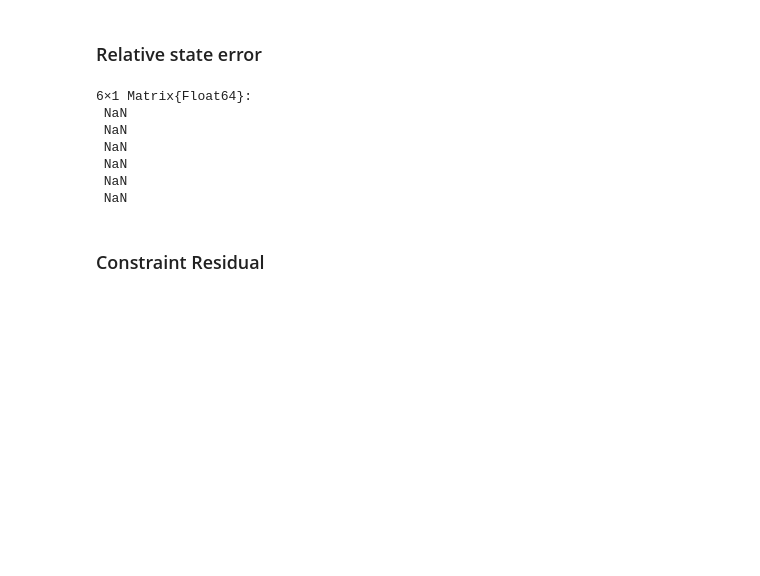
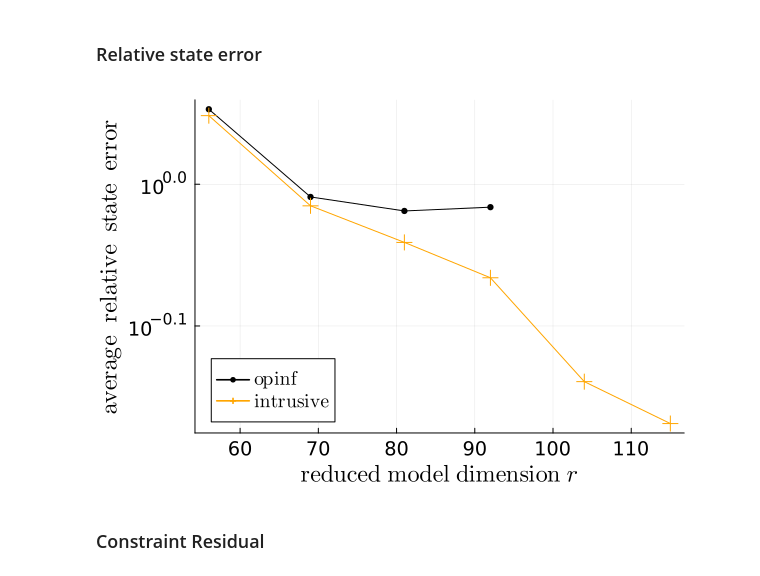
Before and after one commit to smallpondtom/LiftAndLearn.jl, a Jupyter notebook: examples/10_KSE_EP-OpInf.ipynb, the cells around one changed output. Saved outputs shown, nothing was run; the diff lists cells and outputs as text; code cells hidden in the pictures; blank space fills up the shorter version.

```diff
--- a/examples/10_KSE_EP-OpInf.ipynb
+++ b/examples/10_KSE_EP-OpInf.ipynb
@@ -760,16 +763,6 @@ plot!(guidefontsize=16, tickfontsize=13,  legendfontsize=13)
 # %%
 # Least-squares
 RES["train_state_err"][:LS] = analyze_rse(OPS["op_LS"], KSE, DATA["Xtr_all"], DATA["Vr"], DATA["IC_train"], DATA["ro"], DS, KSE.integrate_FD);
-# %%
-RES["train_state_err"][:LS]
-# %% [output]
-6×1 Matrix{Float64}:
- NaN
- NaN
- NaN
- NaN
- NaN
- NaN
 # %%
 # Intrusive
 RES["train_state_err"][:int] = analyze_rse(OPS["op_int"], KSE, DATA["Xtr_all"], DATA["Vr"], DATA["IC_train"], DATA["ro"], DS, KSE.integrate_FD);
@@ -785,22 +778,24 @@ RES["train_state_err"][:epp] = analyze_rse(OPS["op_epp"], KSE, DATA["Xtr_all"],
 # %%
 mean_LS_state_err = mean(RES["train_state_err"][:LS], dims=2)
 mean_int_state_err = mean(RES["train_state_err"][:int], dims=2)
-mean_ephec_state_err = mean(RES["train_state_err"][:ephec], dims=2)
-mean_epsic_state_err = mean(RES["train_state_err"][:epsic], dims=2)
-mean_epp_state_err = mean(RES["train_state_err"][:epp], dims=2)
+# mean_ephec_state_err = mean(RES["train_state_err"][:ephec], dims=2)
+# mean_epsic_state_err = mean(RES["train_state_err"][:epsic], dims=2)
+# mean_epp_state_err = mean(RES["train_state_err"][:epp], dims=2)
 
-plot(Data["ro"], mean_LS_state_err, c=:black, marker=(:circle, 3.5, :black), label=L"\mathrm{opinf}")
-plot!(Data["ro"], mean_int_state_err, c=:orange, marker=(:cross, 8, :orange), label=L"\mathrm{intrusive}")
-plot!(Data["ro"], mean_ephec_state_err, c=:blue, markerstrokecolor=:blue, marker=(:rect, 3), ls=:dash, lw=2, label=L"\mathrm{ephec}\rm{-}\mathrm{opinf}")
-plot!(Data["ro"], mean_epsic_state_err, c=:purple, markerstrokecolor=:purple, marker=(:dtriangle, 5), ls=:dot, label=L"\mathrm{epsic}\rm{-}\mathrm{opinf}")
-plot!(Data["ro"], mean_epp_state_err, c=:red, markerstrokecolor=:red, marker=(:star, 4), lw=1, ls=:dash, label=L"\mathrm{epp}\rm{-}\mathrm{opinf}")
+plot(DATA["ro"], mean_LS_state_err, c=:black, marker=(:circle, 3.5, :black), label=L"\mathrm{opinf}")
+plot!(DATA["ro"], mean_int_state_err, c=:orange, marker=(:cross, 8, :orange), label=L"\mathrm{intrusive}")
+# plot!(DATA["ro"], mean_ephec_state_err, c=:blue, markerstrokecolor=:blue, marker=(:rect, 3), ls=:dash, lw=2, label=L"\mathrm{ephec}\rm{-}\mathrm{opinf}")
+# plot!(DATA["ro"], mean_epsic_state_err, c=:purple, markerstrokecolor=:purple, marker=(:dtriangle, 5), ls=:dot, label=L"\mathrm{epsic}\rm{-}\mathrm{opinf}")
+# plot!(DATA["ro"], mean_epp_state_err, c=:red, markerstrokecolor=:red, marker=(:star, 4), lw=1, ls=:dash, label=L"\mathrm{epp}\rm{-}\mathrm{opinf}")
 plot!(yscale=:log10, majorgrid=true, legend=:bottomleft)
 # tmp = log10.(mean_int_state_err)
 # yticks!([10.0^i for i in floor(minimum(tmp))-1:ceil(maximum(tmp))+1])
 # xticks!(rmin:rmax)
 xlabel!(L"\mathrm{reduced~model~dimension~} r")
 ylabel!(L"\mathrm{average~~relative~~state~~error}")
 plot!(guidefontsize=16, tickfontsize=13,  legendfontsize=13)
+# %% [output]
+[figure, added]
 # %% [markdown]
 ### Constraint Residual
 # %%
```
Also changed, not shown: parts of 9 cells of this notebook, 2 other files.
